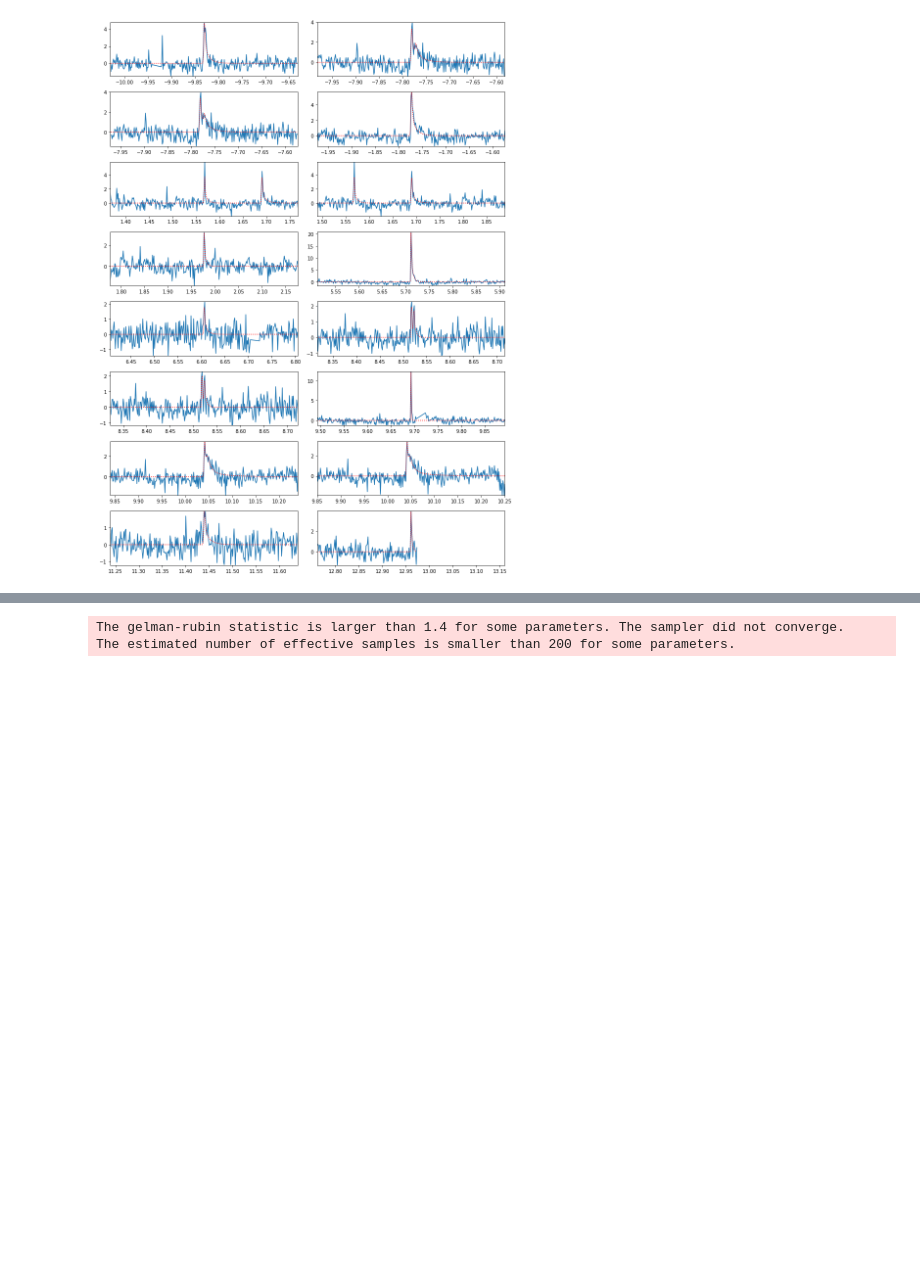
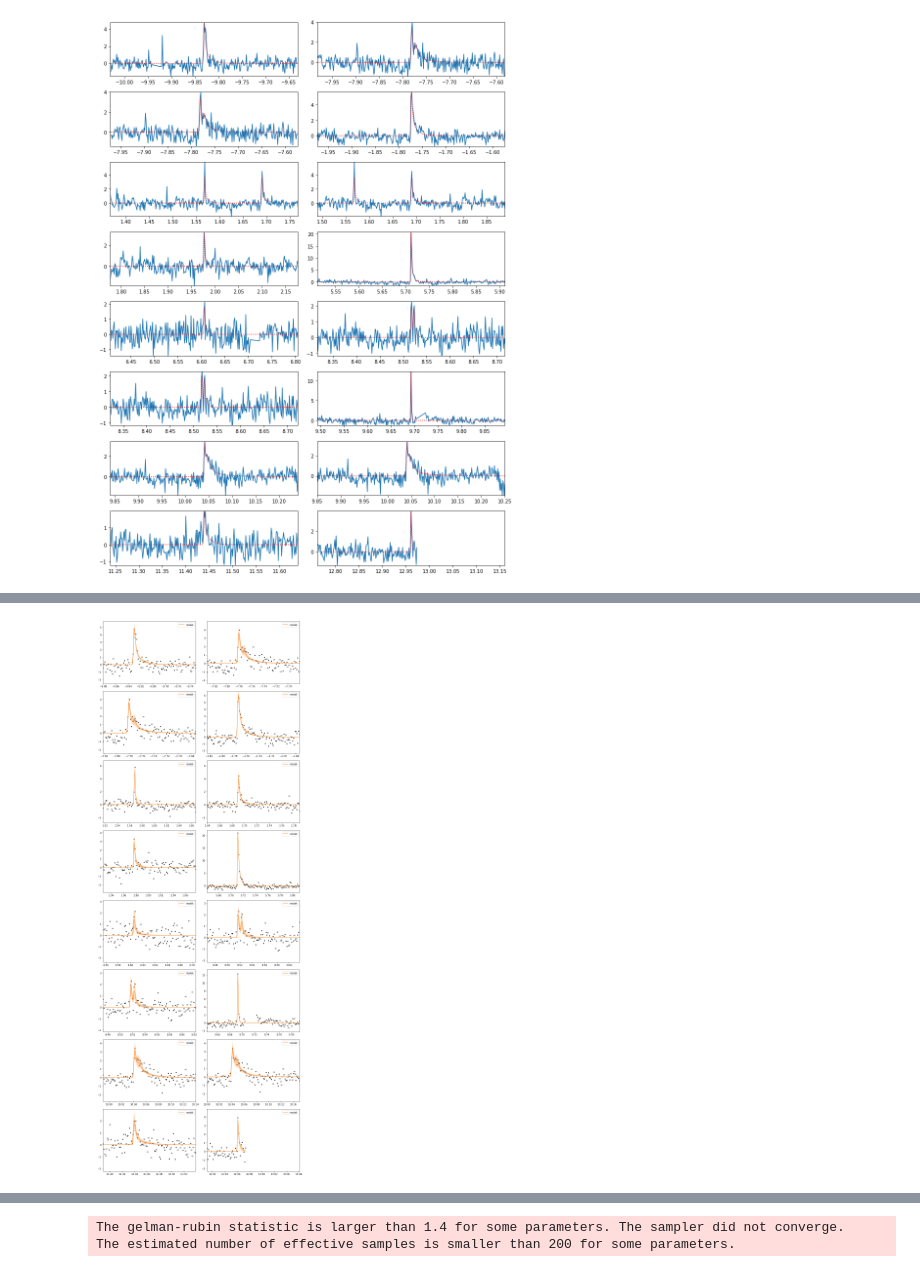
Before and after one commit to mrtommyb/xoflares, a Jupyter notebook: notebooks/xoflares-real-star.ipynb, the cells around one changed output, grey strips where cells are left out. Drawn from its saved outputs; the diff is of its cells as text; code cells hidden in the pictures; blank space fills up the shorter version.

```diff
--- a/notebooks/xoflares-real-star.ipynb
+++ b/notebooks/xoflares-real-star.ipynb
@@ -267,19 +283,24 @@ pm.summary(trace, varnames= ['logAmpl', 'logFwhm', 'tpeak', 'logs2', 'mean'], )
 # %%
 flc =  np.percentile(trace['flare_lc'], [5, 50, 95], axis=0)
 fig, axes = plt.subplots(ncols=2, nrows=np.ceil(npeaks/2).astype(int), figsize=[12,npeaks*2])
 axes = axes.flatten()
 for i in range(npeaks):
     timemask = (x >= tpeaks[i]-0.2) * (x < tpeaks[i]+0.2)
     ax = axes[i]
     ax.plot(x[timemask], y[timemask], '.k')
     ax.plot(x[timemask], flc[1][timemask], color="C1", label="model")
     art = ax.fill_between(x[timemask], flc[0][timemask],
                           flc[2][timemask], color="C1", alpha=0.3,
                                zorder=1000)
     art.set_edgecolor("none")
     ax.set_xlim(tpeaks[i]-0.05, tpeaks[i]+0.1)
     ax.set_ylim(np.min(y[timemask]) - 1, 1 + np.max(y[timemask]))
     ax.legend()
+
+fig.tight_layout()
+fig.savefig('flare-model.png')
+# %% [output]
+[figure, added]
 # %%
 samples = pm.trace_to_dataframe(trace, varnames=['tpeak', 'ampl', 'fwhm'])
 for i in range(trace['tpeak'].shape[1]):
```
Also changed, not shown: parts of 4 cells of this notebook, 3 other files.
